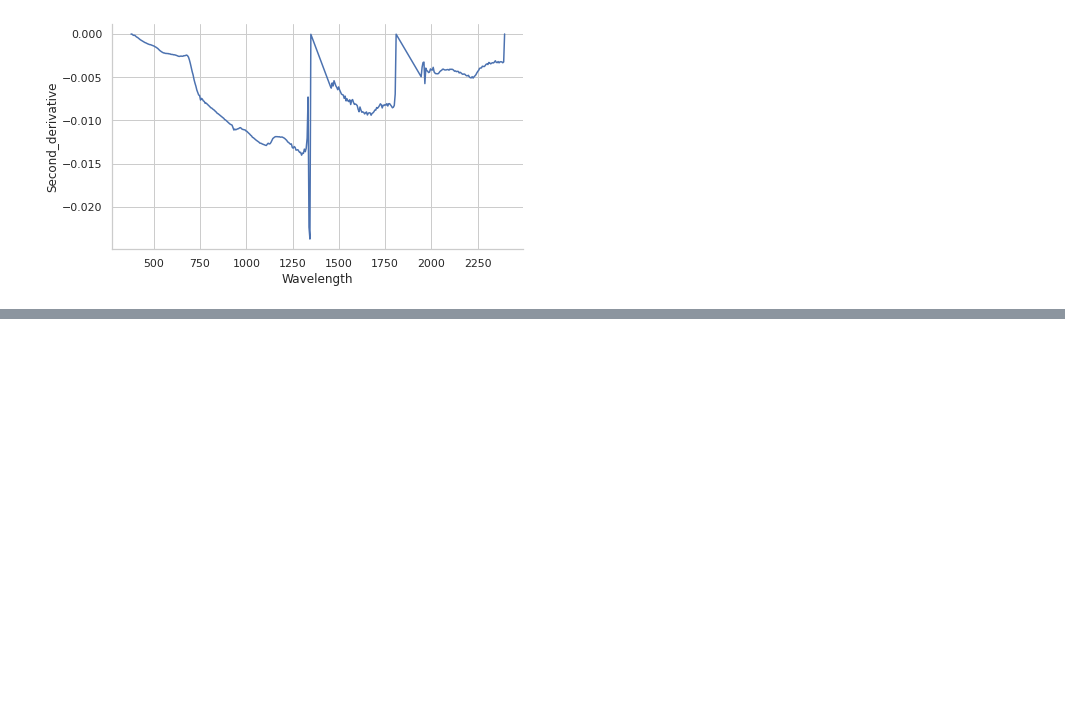
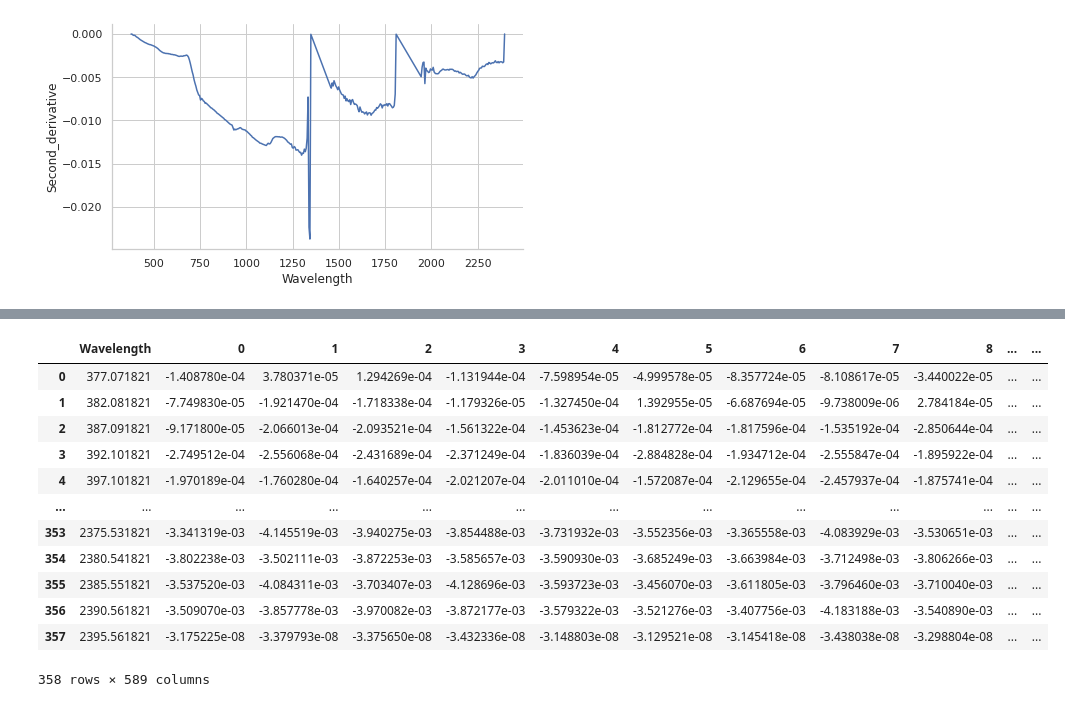
Before and after one commit to rachelzwalker/Flow_Country_HSI_and_PSM, a Jupyter notebook: python_notebooks/transformed_spectral_signatures/Derivatives.ipynb, the cells around one changed output, grey strips where cells are left out. Saved outputs shown, nothing was run; the diff lists cells and outputs as text; code cells hidden in the pictures; blank space fills up the shorter version.

Commit message:
adding the development of derivatives csv files for the whole dataset and the four spectral groups

```diff
--- a/python_notebooks/transformed_spectral_signatures/Derivatives.ipynb
+++ b/python_notebooks/transformed_spectral_signatures/Derivatives.ipynb
@@ -401,0 +231,56 @@ ValueError: Could not interpret value `absorption` for parameter `y`
+# %%
+wavelengths = pd.read_csv("../../preprocessed_data/wavelengths.csv")
+
+sample = 0
+# make a dictionary of PFT and num_sample - what suggested by forums, but now what? - use to name the new data frame/column
+# pft_dict = pd.Series(cross_lochs_gdf.PFT.values,index=cross_lochs_gdf.num_sample).to_dict()
+# when print, only shows water
+
+count_row = cross_lochs_gdf.shape[0]
+
+# want to make a dataframe with columns named using dictionary - key and value e.g.
+first_derivative = wavelengths
+second_derivative = wavelengths
+
+# create individual wavelength tables for each sample - use a for loop - extract the row based on the sample number
+# transpose, create full table of derivatives - give the tables names based on PFT (link to PFT column) and number - if PFT == prev +1, otherwise start at 1
+
+for num in range(count_row):
+    absorption_all_cols = cross_lochs_gdf.loc[[sample]]
+    absorption = absorption_all_cols.iloc[:, 1:359]
+    original_spectra = absorption.transpose()
+    original_spectra = original_spectra.rename(columns={sample: 'Original Spectra'})
+    #original_spectra = original_spectra.rename(index={0:357}) # want to rename to match the other dataframe
+    original_spectra = original_spectra.reset_index()
+    #derivatives = pd.DataFrame(wavelengths)
+    derivatives = pd.concat([wavelengths,original_spectra], axis=1)
+    derivatives.tail()
+    #derivatives["First Derivative"] = ('Original Spectra' / 'Wavelength') # don't know how to write the equation here - see excel (interaction between rows as well as columns)
+    derivatives["Shifted_wavelength"] = derivatives["Wavelength"].shift(-1, fill_value=0)
+    derivatives["Shifted_original_spectra"] = derivatives["Original Spectra"].shift(-1, fill_value=0)
+    derivatives["First_derivative"] = (derivatives["Shifted_original_spectra"] - derivatives["Original Spectra"]) / (derivatives["Shifted_wavelength"] - derivatives["Wavelength"])
+    derivatives["Second_derivative"] = (derivatives["Shifted_original_spectra"] - derivatives["Original Spectra"]*2) / (derivatives["Shifted_wavelength"] - derivatives["Wavelength"])**2
+    # name the table and add to two additional tables - a first derivative one and a second derivative one
+    # need to improve naming of columns to include PFT and number
+    first_derivative["sample"] = derivatives[["First_derivative"]]
+    first_derivative = first_derivative.rename(columns = {"sample": sample})
+    second_derivative["sample"] = derivatives[["Second_derivative"]]
+    second_derivative = second_derivative.rename(columns = {"sample": sample})
+    sample += 1
+
+
+second_derivative
+# %% [output]
+|  | Wavelength | 0 | 1 | 2 | 3 | 4 | 5 | 6 | 7 | 8 | ... | ... |
+| 0 | 377.071821 | -1.408780e-04 | 3.780371e-05 | 1.294269e-04 | -1.131944e-04 | -7.598954e-05 | -4.999578e-05 | -8.357724e-05 | -8.108617e-05 | -3.440022e-05 | ... | ... |
+| 1 | 382.081821 | -7.749830e-05 | -1.921470e-04 | -1.718338e-04 | -1.179326e-05 | -1.327450e-04 | 1.392955e-05 | -6.687694e-05 | -9.738009e-06 | 2.784184e-05 | ... | ... |
+| 2 | 387.091821 | -9.171800e-05 | -2.066013e-04 | -2.093521e-04 | -1.561322e-04 | -1.453623e-04 | -1.812772e-04 | -1.817596e-04 | -1.535192e-04 | -2.850644e-04 | ... | ... |
+| 3 | 392.101821 | -2.749512e-04 | -2.556068e-04 | -2.431689e-04 | -2.371249e-04 | -1.836039e-04 | -2.884828e-04 | -1.934712e-04 | -2.555847e-04 | -1.895922e-04 | ... | ... |
+| 4 | 397.101821 | -1.970189e-04 | -1.760280e-04 | -1.640257e-04 | -2.021207e-04 | -2.011010e-04 | -1.572087e-04 | -2.129655e-04 | -2.457937e-04 | -1.875741e-04 | ... | ... |
+| ... | ... | ... | ... | ... | ... | ... | ... | ... | ... | ... | ... | ... |
+| 353 | 2375.531821 | -3.341319e-03 | -4.145519e-03 | -3.940275e-03 | -3.854488e-03 | -3.731932e-03 | -3.552356e-03 | -3.365558e-03 | -4.083929e-03 | -3.530651e-03 | ... | ... |
+| 354 | 2380.541821 | -3.802238e-03 | -3.502111e-03 | -3.872253e-03 | -3.585657e-03 | -3.590930e-03 | -3.685249e-03 | -3.663984e-03 | -3.712498e-03 | -3.806266e-03 | ... | ... |
+| 355 | 2385.551821 | -3.537520e-03 | -4.084311e-03 | -3.703407e-03 | -4.128696e-03 | -3.593723e-03 | -3.456070e-03 | -3.611805e-03 | -3.796460e-03 | -3.710040e-03 | ... | ... |
+| 356 | 2390.561821 | -3.509070e-03 | -3.857778e-03 | -3.970082e-03 | -3.872177e-03 | -3.579322e-03 | -3.521276e-03 | -3.407756e-03 | -4.183188e-03 | -3.540890e-03 | ... | ... |
+| 357 | 2395.561821 | -3.175225e-08 | -3.379793e-08 | -3.375650e-08 | -3.432336e-08 | -3.148803e-08 | -3.129521e-08 | -3.145418e-08 | -3.438038e-08 | -3.298804e-08 | ... | ... |
+358 rows × 589 columns
```
Also changed, not shown: parts of 24 cells of this notebook.
